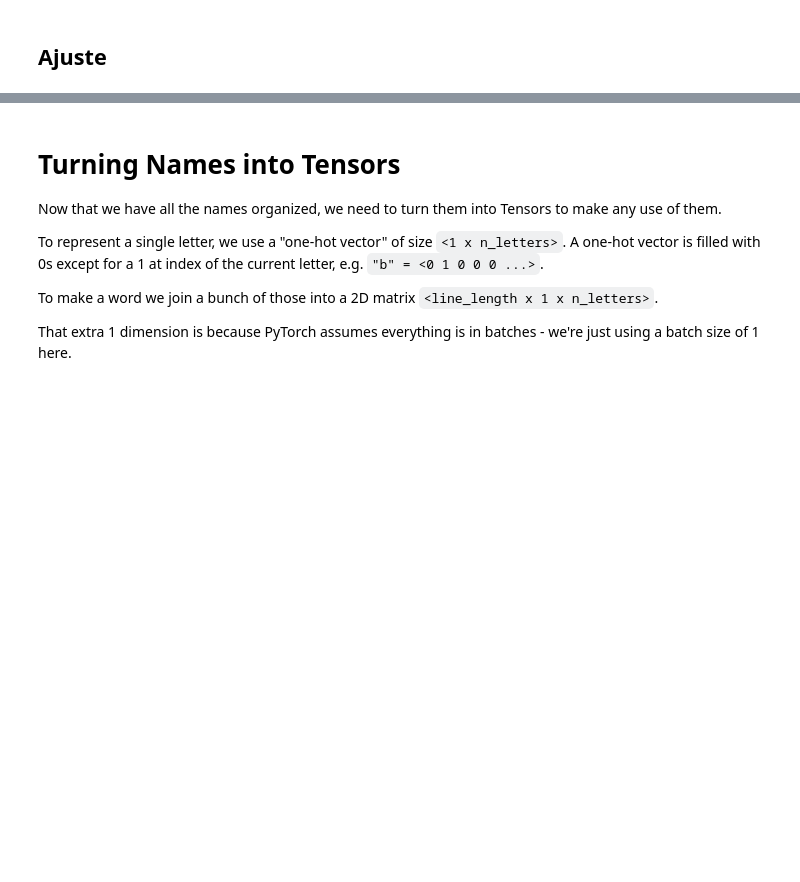
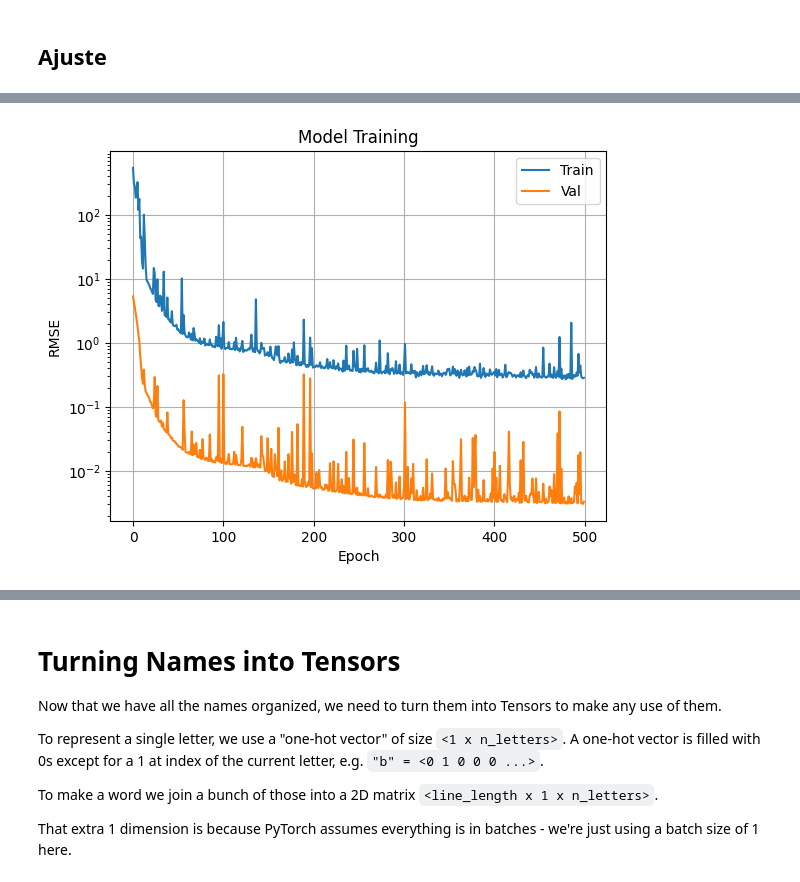
Before and after one commit to TiagoCAAmorim/SimModels, a Jupyter notebook: graph_nn/build_rnn.ipynb, the cells around one changed output, grey strips where cells are left out. Cells and saved outputs as stored; diff of their text form; code cells hidden in the pictures; blank space fills up the shorter version.

Commit message:
Train and validation

```diff
--- a/graph_nn/build_rnn.ipynb
+++ b/graph_nn/build_rnn.ipynb
@@ -301,64 +191,52 @@ Total: 21801
 # %% [markdown]
 ## Ajuste
-# %%
-model = Network(
-    input_size=9,
-    output_size=7,
-    latent_size=16,
-    max_size=32,
-    recurrences=5)
-
-# model.train()
-# model.zero_grad()
-
-some_data = X_train_t
-print(some_data.shape)
-loss_fn = nn.MSELoss()
-result = model(some_data)
-print(result.shape)
-
-loss = loss_fn(result, y_train_t)
-loss.backward()
-print(f'Loss = {loss}')
 # %%
 def train(model: Network,
           data: DataLoader,
+          val_data: DataLoader,
           epochs: int,
           optimizer: torch.optim.Optimizer,
           loss_fn: nn.Module) -> None:
     train_losses = {}
+    val_losses = {}
     # model.to(device)
 
+    best_val = np.inf
     model.train()
     print("=> Starting training")
     for epoch in range(epochs):
-        epoch_losses = list()
+        train_loss = list()
+        val_loss = list()
         for data_ in data:
-            X = data_['X']
-            y = data_['y']
+            X = data_['X'] #.to(device)
+            y = data_['y'] #.to(device)
 
-            # if X.shape[0] != data.batch_size:
-            #     continue
-            # X, Y, hidden = X.to(device), Y.to(device), hidden.to(device)
+            out = model(X)
+            loss = loss_fn(out, y)
+            model.zero_grad()
+            loss.backward()
+            optimizer.step()
+
+            train_loss.append(loss.detach().item() / X.shape[0])
+        for data_ in val_data:
+            X = data_['X'] #.to(device)
+            y = data_['y'] #.to(device)
 
             out = model(X)
             loss = loss_fn(out, y)
 
-            model.zero_grad()
-            # loss.backward(retain_graph=True)
-            loss.backward()
+            val_loss.append(loss.detach().item() / X.shape[0])
 
-            # nn.utils.clip_grad_norm_(model.parameters(), 3)
-            optimizer.step()
+        if val_loss[-1] < best_val:
+            best_val = val_loss[-1]
+            torch.save(model, 'model.pth')
 
-            epoch_losses.append(loss.detach().item() / X.shape[0])
-            # print(epoch_losses[-1])
-            # if epoch_losses[-1] > 1E20:
-            #     break
-
-        train_losses[epoch] = torch.tensor(epoch_losses).mean()
-        print(f'=> epoch: {epoch + 1}, loss: {train_losses[epoch]}')
+        train_losses[epoch] = float(torch.tensor(train_loss).mean())
+        val_losses[epoch] = float(torch.tensor(val_loss).mean())
+        print(f'=> epoch: {epoch + 1}, train: {train_losses[epoch]:0.4g}, val: {val_losses[epoch]:0.4g}')
         # print(generate_text(model, data.dataset))
+    best_model = torch.load('model.pth')
+    return best_model, (train_losses, val_losses)
 
 model = Network(
     input_size=9,
@@ -370,13 +248,15 @@ loss_fn = nn.MSELoss()
 
 batch_size = 64  # Tamanho do lote
 dataloader_train = DataLoader(data_train, batch_size=batch_size, shuffle=True)
-dataloader_val = DataLoader(data_val, batch_size=batch_size, shuffle=False)
+dataloader_val = DataLoader(data_val, batch_size=len(data_val), shuffle=False)
 dataloader_test = DataLoader(data_test, batch_size=batch_size, shuffle=False)
 
-epochs = 10
-optimizer = torch.optim.RMSprop(model.parameters(), lr = 0.001)
+epochs = 500
+optimizer = torch.optim.RMSprop(model.parameters(), lr = 0.0001)
 # optimizer = torch.optim.SGD(model.parameters(), lr=0.0001, momentum=0.9)
 
-train(model, dataloader_train, epochs, optimizer, loss_fn)
+best_model, losses = train(model, dataloader_train, dataloader_val, epochs, optimizer, loss_fn)
+
+plot_losses(losses)
 # %% [output]
 => Starting training
@@ -398,0 +279 @@ train(model, dataloader_train, epochs, optimizer, loss_fn)
+[figure, added]
```
Also changed, not shown: parts of 7 cells of this notebook.
